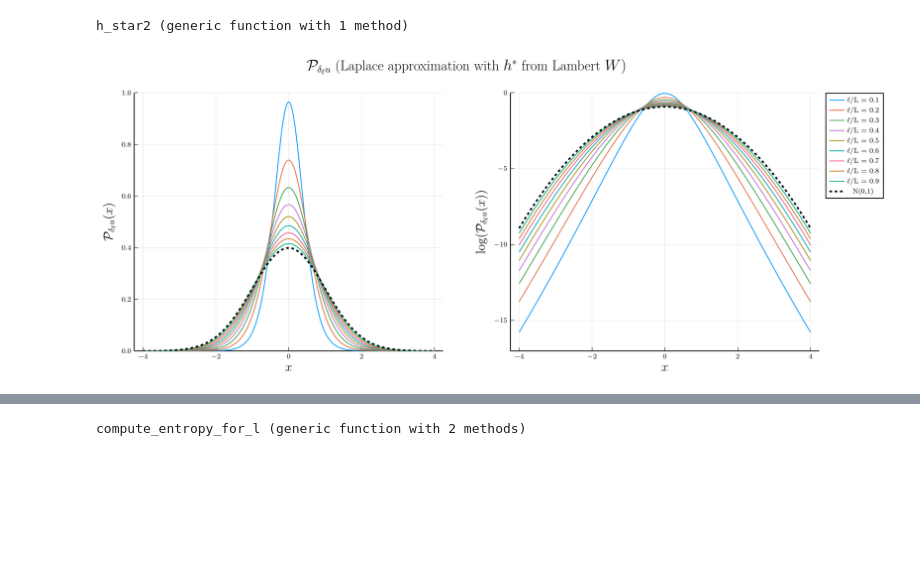
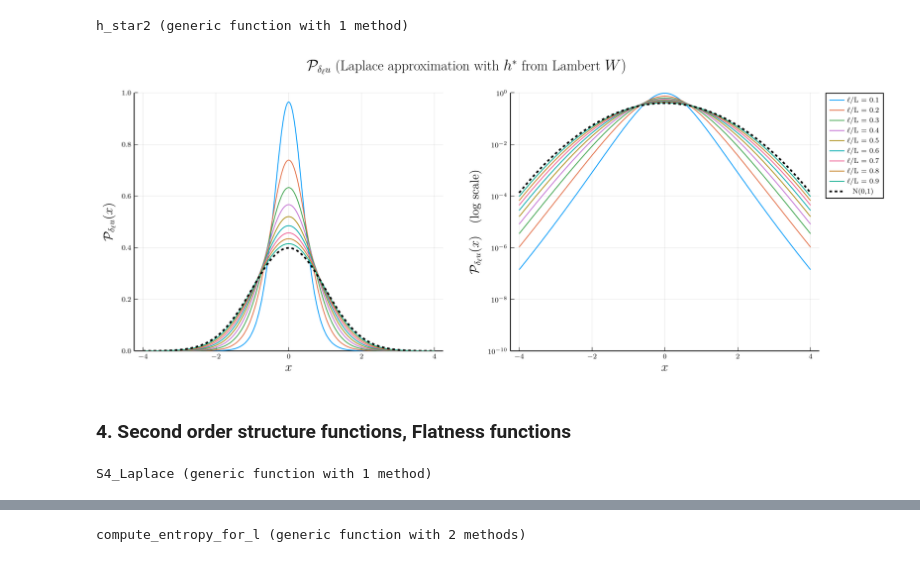
Before and after one commit to pleflohic/turbulence-velocity-increments, a Jupyter notebook: notebooks/non_normalized.ipynb, the cells around one changed output, grey strips where cells are left out. Saved outputs shown, nothing was run; the diff lists cells and outputs as text; code cells hidden in the pictures; blank space fills up the shorter version.

```diff
--- a/notebooks/non_normalized.ipynb
+++ b/notebooks/non_normalized.ipynb
@@ -140,31 +151,80 @@ h_star2(l, x) = (c1 + c2) - lambertw(2 * c2 * abs(log(l / L)) * ((x / σ)^2) * e
 # %% [output]
 h_star2 (generic function with 1 method)
 # %%
-# 1. Setup l and x values
+# Setup l and x values
 l_values = 0.1*L:0.1*L:0.9*L
 x_values = -4:0.02:4
 
-# 2. Initialize plots with explicit scales
+y_ticks = [1e-10, 1e-8, 1e-6, 1e-4, 1e-2, 1]
+
+# Initialize plots with explicit scales
 p1 = plot(xlabel = L"x", ylabel = L"\mathcal{P}_{\delta_\ell u}(x)", ylims=(0, 1), lw = 2, guidefontsize=14, legend=false, left_margin = 10mm)
-p2 = plot(xlabel = L"x", ylabel = L"\log(\mathcal{P}_{\delta_\ell u}(x))", ylims=(-17, 0), lw = 2, guidefontsize=14, left_margin = 10mm)
-# 3. Reference Gaussian (Computed once)
+p2 = plot(xlabel = L"x", ylabel = L"\mathcal{P}_{\delta_\ell u}(x) \quad \text{(log scale)}", ylims=(1e-10, 1), yticks=y_ticks, yscale=:log10, lw = 2, guidefontsize=14, left_margin = 10mm)
+
+# Reference Gaussian
 gauss_pdf = pdf.(Normal(0, 1), x_values)
 
-# 4. Plot loop
+# Plot loop
 for l in l_values
 
     P_values = compute_P_δlu_of_x_Laplace.(Ref(l), x_values, Ref(h_star2))
 
     label = "ℓ/L = $(round(l/L, sigdigits=2))"
     plot!(p1, x_values, P_values, label = label)
-    plot!(p2, x_values, log.(P_values), label = label) # Plotting P_values, the axis scale handles the log
+    plot!(p2, x_values, P_values, label = label)
 end
 
-# 5. Add Gaussian reference to both
+# Add Gaussian reference to both
 plot!(p1, x_values, gauss_pdf, label="N(0,1)", lw=2, ls=:dash, color=:black)
-plot!(p2, x_values, log.(gauss_pdf), label="N(0,1)", lw=2, ls=:dash, color=:black)
+plot!(p2, x_values, gauss_pdf, label="N(0,1)", lw=2, ls=:dash, color=:black)
 
-# 6. Final Layout
-plot(p1, p2, layout = (1, 2), size = (1200, 500), plot_title = L"\mathcal{P}_{\delta_\ell u} \text{ (Laplace approximation with } h^* \text{ from Lambert } W)", plot_titlevspan=0.05)
+# Final Layout
+pdf3 = plot(p1, p2, layout = (1, 2), size = (1200, 500), plot_title = L"\mathcal{P}_{\delta_\ell u} \text{ (Laplace approximation with } h^* \text{ from Lambert } W)", plot_titlevspan=0.05)
+savefig(pdf3, joinpath(@__DIR__, "..", "latex/images/non_normalized_figures", "pdf3.png"))
+
+pdf3
 # %% [output]
-[figure, old version]
+[figure, new version]
+# %% [markdown]
+### 4. Second order structure functions, Flatness functions
+# %%
+# Defining structure functions
+
+function S2(l)
+    integral, _ = quadgk(
+        x -> x^2 * compute_P_δlu_of_x(l, x),
+        -Inf, Inf;
+    )
+
+    return integral
+end
+
+function S2_Laplace(l, h_star)
+    integral, _ = quadgk(
+        x -> x^2 * compute_P_δlu_of_x_Laplace(l, x, h_star),
+        -Inf, Inf;
+    )
+
+    return integral
+end
+
+function S4(l)
+    integral, _ = quadgk(
+        x -> x^4 * compute_P_δlu_of_x(l, x),
+        -Inf, Inf;
+    )
+
+    return integral
+end
+
+
+function S4_Laplace(l, h_star)
+    integral, _ = quadgk(
+        x -> x^4 * compute_P_δlu_of_x_Laplace(l, x, h_star),
+        -Inf, Inf;
+    )
+
+    return integral
+end
+# %% [output]
+S4_Laplace (generic function with 1 method)
```
Also changed, not shown: parts of 8 cells of this notebook, 1 other file.
